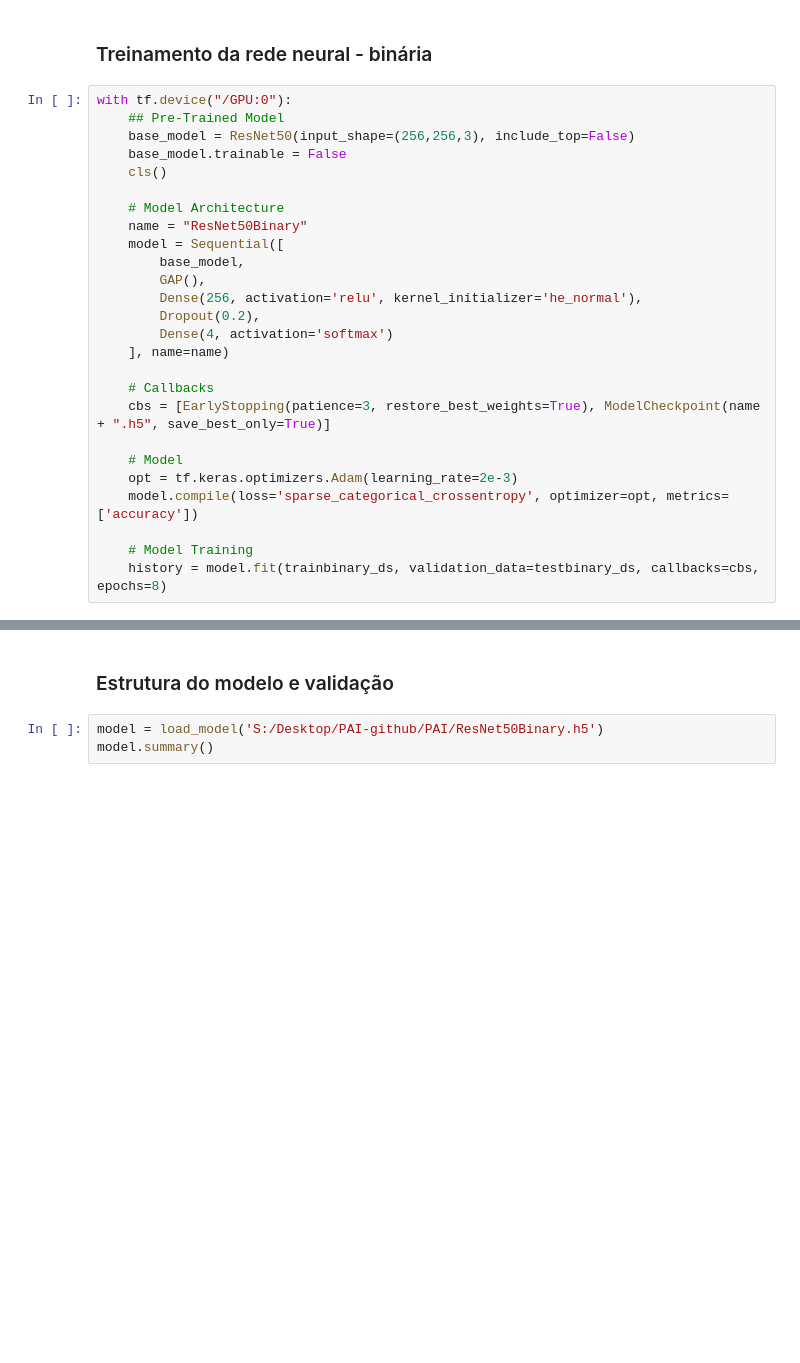
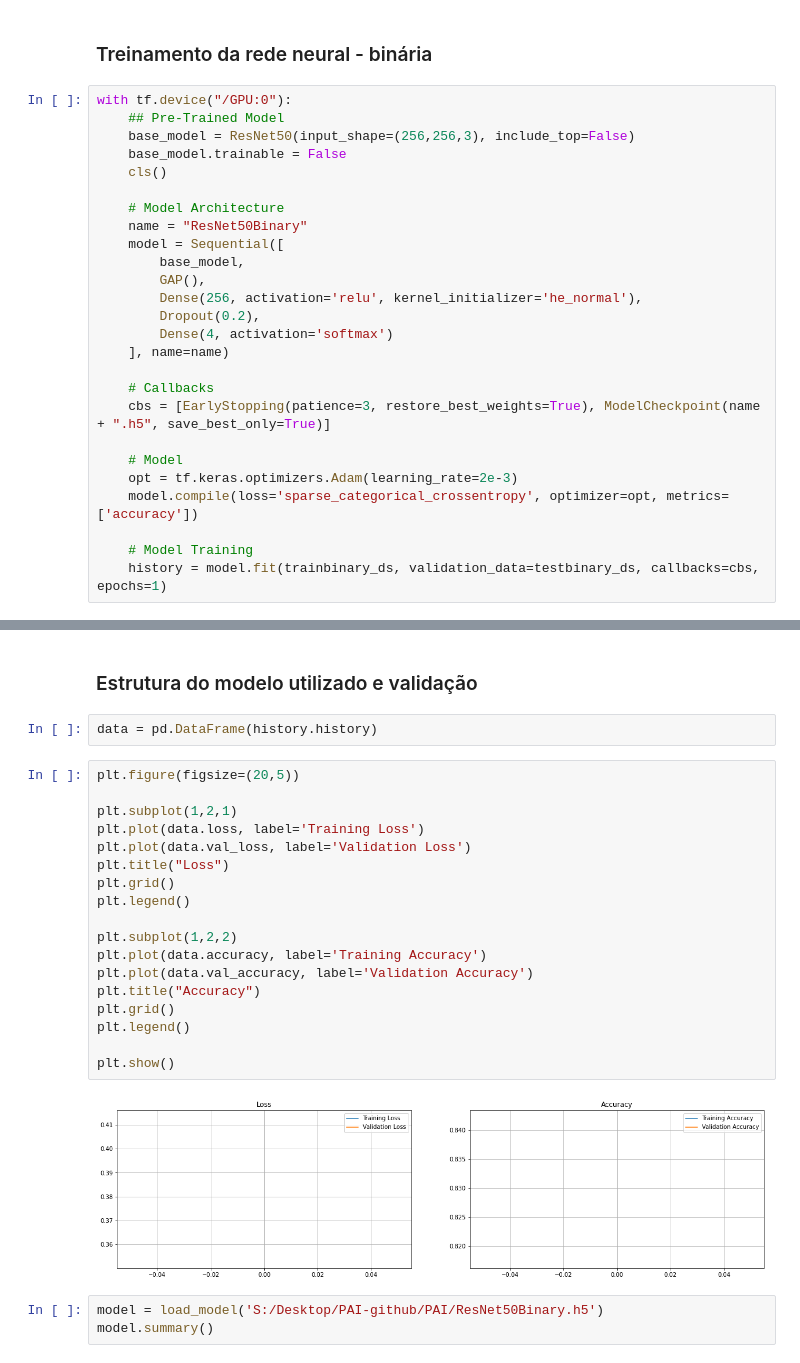
Before and after one commit to Fremys/PAI, a Jupyter notebook: PassoAPasso.ipynb, the cells around one changed output, grey strips where cells are left out. Saved outputs shown, nothing was run; the diff lists cells and outputs as text; blank space fills up the shorter version.

```diff
--- a/PassoAPasso.ipynb
+++ b/PassoAPasso.ipynb
@@ -524,5 +595,5 @@ with tf.device("/GPU:0"):
     model.compile(loss='sparse_categorical_crossentropy', optimizer=opt, metrics=['accuracy'])
 
     # Model Training
-    history = model.fit(trainbinary_ds, validation_data=testbinary_ds, callbacks=cbs, epochs=8)
+    history = model.fit(trainbinary_ds, validation_data=testbinary_ds, callbacks=cbs, epochs=1)
 # %% [output]
@@ -545,5 +601,27 @@ Epoch 8/8
 # %% [markdown]
-### Estrutura do modelo e validação
+### Estrutura do modelo utilizado e validação
+# %%
+data = pd.DataFrame(history.history)
+# %%
+plt.figure(figsize=(20,5))
+
+plt.subplot(1,2,1)
+plt.plot(data.loss, label='Training Loss')
+plt.plot(data.val_loss, label='Validation Loss')
+plt.title("Loss")
+plt.grid()
+plt.legend()
+
+plt.subplot(1,2,2)
+plt.plot(data.accuracy, label='Training Accuracy')
+plt.plot(data.val_accuracy, label='Validation Accuracy')
+plt.title("Accuracy")
+plt.grid()
+plt.legend()
+
+plt.show()
+# %% [output]
+[figure, added]
 # %%
 model = load_model('S:/Desktop/PAI-github/PAI/ResNet50Binary.h5')
 model.summary()
```
Also changed, not shown: parts of 14 cells of this notebook.
